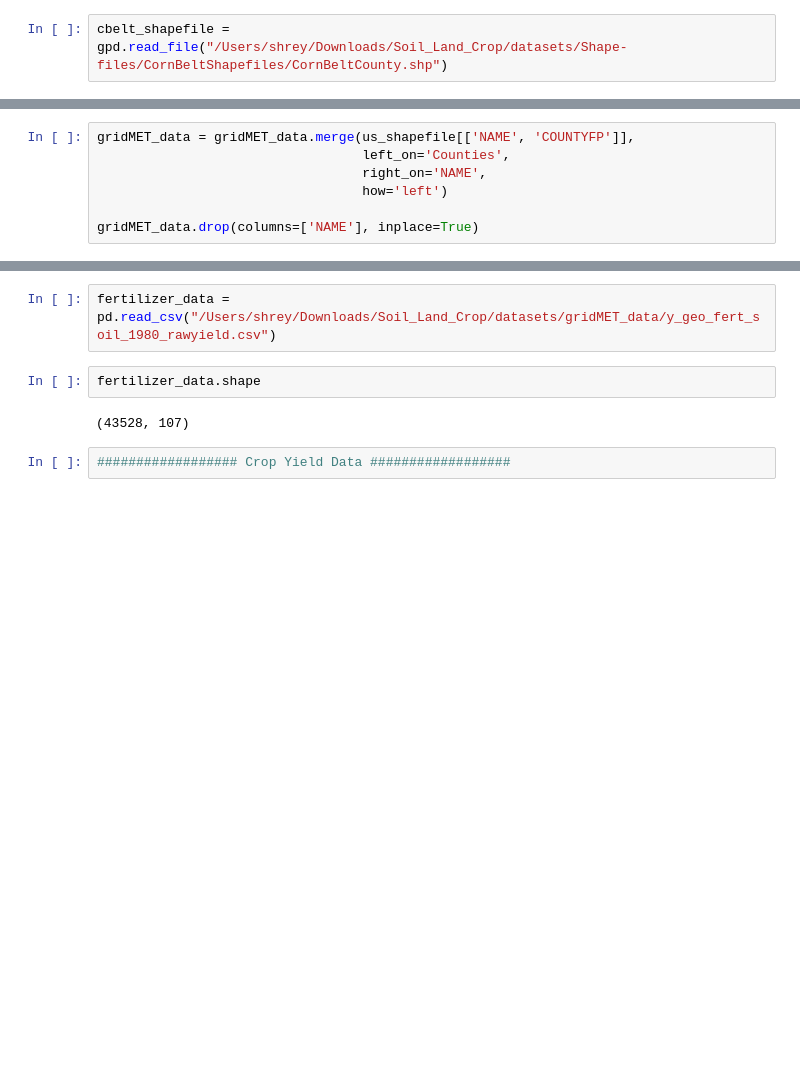
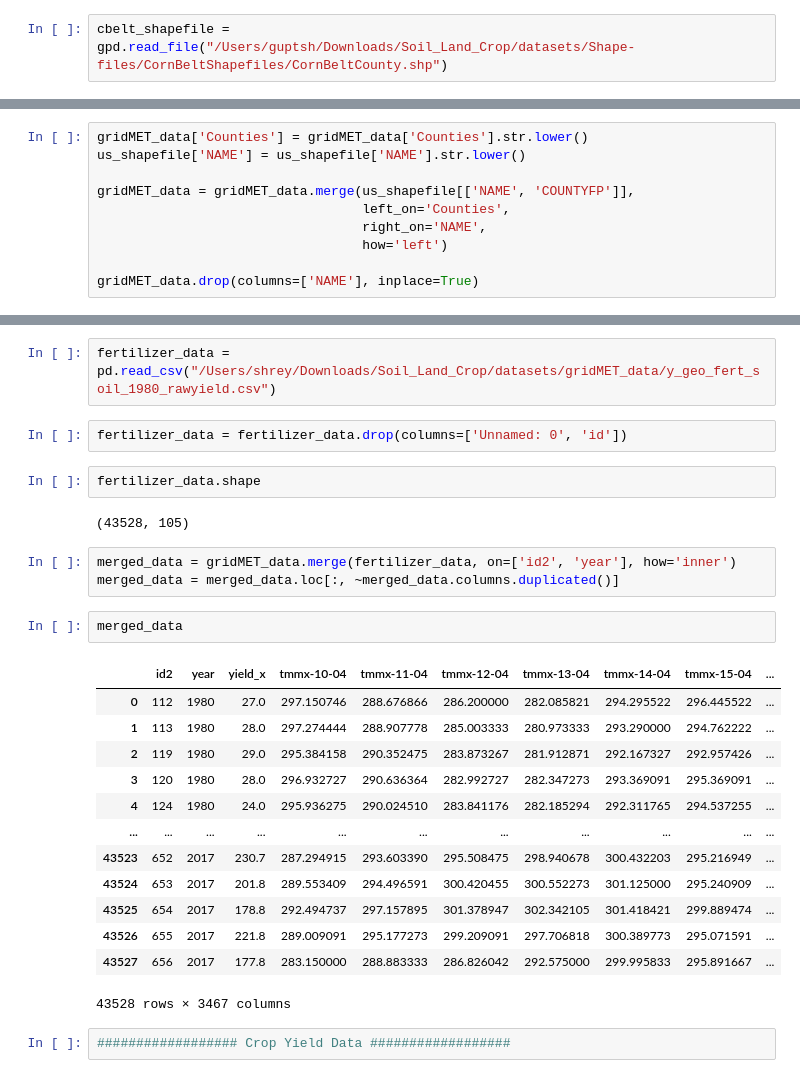
Before and after one commit to shrey-gupta/soil-land-crop, a Jupyter notebook: gridMET.ipynb, the cells around one changed output, grey strips where cells are left out. Drawn from its saved outputs; the diff is of its cells as text; blank space fills up the shorter version.

```diff
--- a/gridMET.ipynb
+++ b/gridMET.ipynb
@@ -44,5 +42,5 @@ Index(['id2', 'year', 'yield', 'tmmx-10-04', 'tmmx-11-04', 'tmmx-12-04',
 # %%
-cbelt_shapefile = gpd.read_file("/Users/shrey/Downloads/Soil_Land_Crop/datasets/Shape-files/CornBeltShapefiles/CornBeltCounty.shp")
+cbelt_shapefile = gpd.read_file("/Users/guptsh/Downloads/Soil_Land_Crop/datasets/Shape-files/CornBeltShapefiles/CornBeltCounty.shp")
 # %%
 cbelt_shapefile.shape
 # %% [output]
@@ -69,6 +73,9 @@ Index(['STATEFP', 'COUNTYFP', 'COUNTYNS', 'AFFGEOID', 'GEOID', 'NAME', 'LSAD',
        'ALAND', 'AWATER', 'geometry'],
       dtype='object')
 # %%
+gridMET_data['Counties'] = gridMET_data['Counties'].str.lower()
+us_shapefile['NAME'] = us_shapefile['NAME'].str.lower()
+
 gridMET_data = gridMET_data.merge(us_shapefile[['NAME', 'COUNTYFP']],
                                   left_on='Counties',
                                   right_on='NAME',
@@ -101,9 +101,30 @@ gridMET_data
 # %%
 fertilizer_data = pd.read_csv("/Users/shrey/Downloads/Soil_Land_Crop/datasets/gridMET_data/y_geo_fert_soil_1980_rawyield.csv")
 # %%
-fertilizer_data.shape
+fertilizer_data = fertilizer_data.drop(columns=['Unnamed: 0', 'id'])
-# %% [output]
-(43528, 107)
+# %%
+fertilizer_data.shape
+# %% [output]
+(43528, 105)
+# %%
+merged_data = gridMET_data.merge(fertilizer_data, on=['id2', 'year'], how='inner')
+merged_data = merged_data.loc[:, ~merged_data.columns.duplicated()]
+# %%
+merged_data
+# %% [output]
+|  | id2 | year | yield_x | tmmx-10-04 | tmmx-11-04 | tmmx-12-04 | tmmx-13-04 | tmmx-14-04 | tmmx-15-04 | ... |
+| 0 | 112 | 1980 | 27.0 | 297.150746 | 288.676866 | 286.200000 | 282.085821 | 294.295522 | 296.445522 | ... |
+| 1 | 113 | 1980 | 28.0 | 297.274444 | 288.907778 | 285.003333 | 280.973333 | 293.290000 | 294.762222 | ... |
+| 2 | 119 | 1980 | 29.0 | 295.384158 | 290.352475 | 283.873267 | 281.912871 | 292.167327 | 292.957426 | ... |
+| 3 | 120 | 1980 | 28.0 | 296.932727 | 290.636364 | 282.992727 | 282.347273 | 293.369091 | 295.369091 | ... |
+| 4 | 124 | 1980 | 24.0 | 295.936275 | 290.024510 | 283.841176 | 282.185294 | 292.311765 | 294.537255 | ... |
+| ... | ... | ... | ... | ... | ... | ... | ... | ... | ... | ... |
+| 43523 | 652 | 2017 | 230.7 | 287.294915 | 293.603390 | 295.508475 | 298.940678 | 300.432203 | 295.216949 | ... |
+| 43524 | 653 | 2017 | 201.8 | 289.553409 | 294.496591 | 300.420455 | 300.552273 | 301.125000 | 295.240909 | ... |
+| 43525 | 654 | 2017 | 178.8 | 292.494737 | 297.157895 | 301.378947 | 302.342105 | 301.418421 | 299.889474 | ... |
+| 43526 | 655 | 2017 | 221.8 | 289.009091 | 295.177273 | 299.209091 | 297.706818 | 300.389773 | 295.071591 | ... |
+| 43527 | 656 | 2017 | 177.8 | 283.150000 | 288.883333 | 286.826042 | 292.575000 | 299.995833 | 295.891667 | ... |
+43528 rows × 3467 columns
 # %%
 ################## Crop Yield Data ##################
 # %%
```
Also changed, not shown: parts of 12 cells of this notebook, 1 other file.
